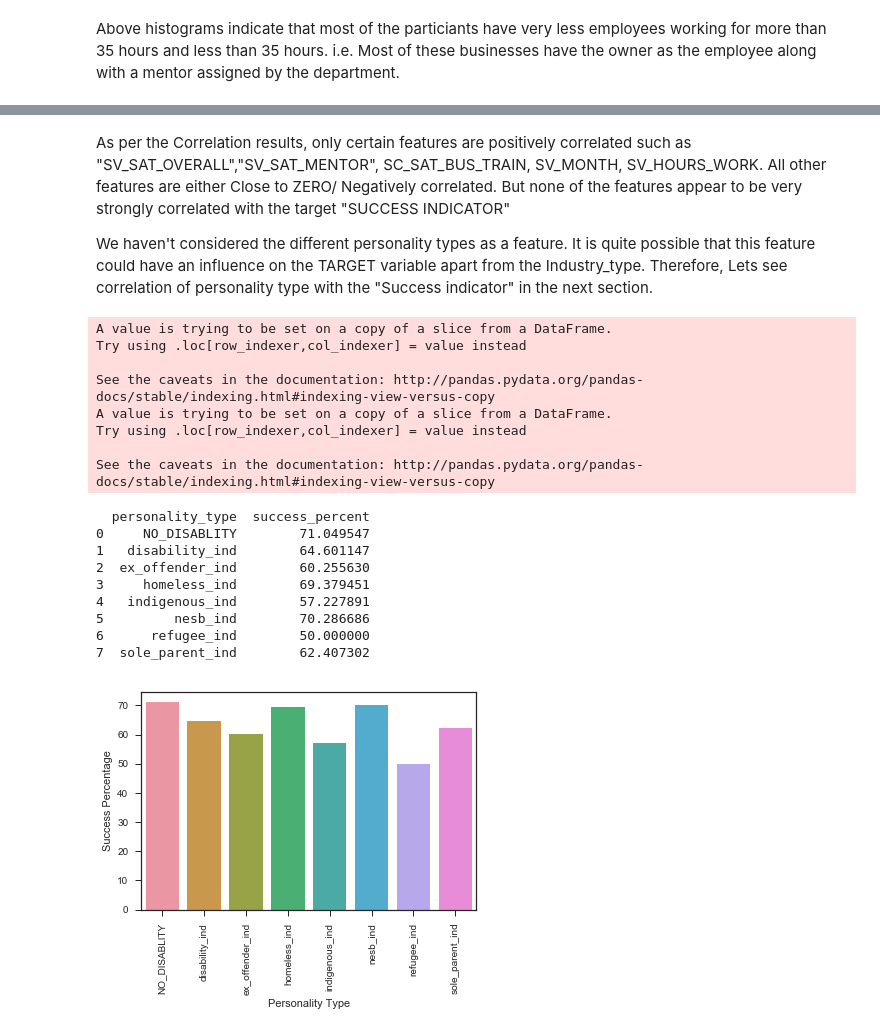
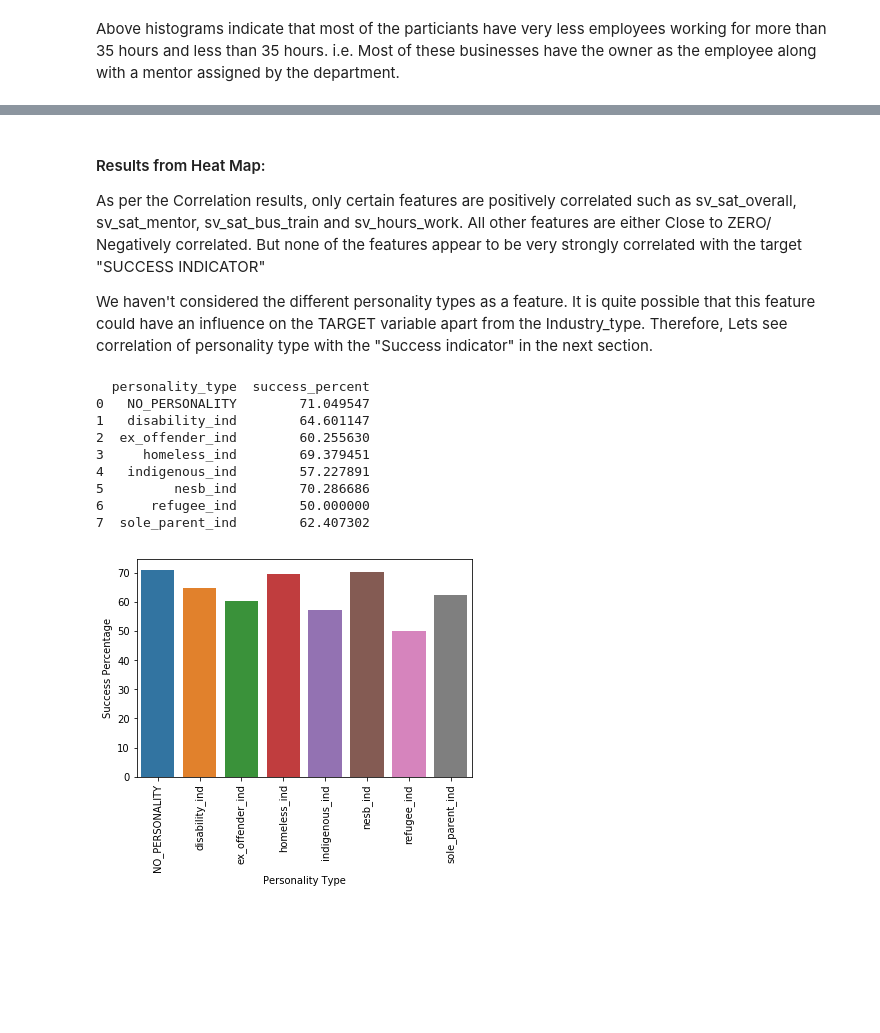
Before and after one commit to vsrajesh1/Capstone_Project_1, a Jupyter notebook: Capstone1_DataWrangling.ipynb, the cells around one changed output, grey strips where cells are left out. Saved outputs shown, nothing was run; the diff lists cells and outputs as text; code cells hidden in the pictures; blank space fills up the shorter version.

```diff
--- a/Capstone1_DataWrangling.ipynb
+++ b/Capstone1_DataWrangling.ipynb
@@ -264,7 +308,7 @@ def convert_successful(x):
     if "Y" in x:
         return 1
     elif "N" in x:
-        return 1
+        return 0
     else: return 0
 
 # Some of the columns store text/ Business IDs and they dont make much sense. Therefore, consider numerical columns.
@@ -275,10 +319,8 @@ main_model = main_df[['state','metro','age_group','gender_cd','industry_type',
 # Some of the features in the above dataframe above text/ descriptions and these can be converted to numerical equivalents.
 # for Instance, in "gender_cd", male can be represented as 1 and female can be represented as 0
 main_model["success_indicator"] = main_model["successful"].apply(convert_successful)
-main_model["neis_allowance_ind"] = main_model["neis_allowance_ind"].apply(convert_gender) # function for "gender" can be applied here
+#main_model["neis_allowance_ind"] = main_model["neis_allowance_ind"].apply(convert_gender) # function for "gender" can be applied here
 main_model["gender_cd"] = main_model["gender_cd"].apply(convert_gender)
-
-main_model.describe()
 # %% [output]
 A value is trying to be set on a copy of a slice from a DataFrame.
 Try using .loc[row_indexer,col_indexer] = value instead
@@ -304,5 +333,10 @@ See the caveats in the documentation: http://pandas.pydata.org/pandas-docs/stabl
 # %%
+import seaborn as sns
 # Finding the positive/negative correlation between the different features and the success indicators
+main_model = main_model.fillna(0)
 corr_matrix = main_model.corr()
-corr_matrix["success_indicator"].sort_values(ascending=False)
+print(corr_matrix["success_indicator"].sort_values(ascending=False))
+f, ax = plt.subplots(figsize=(10, 8))
+sns.heatmap(corr_matrix, mask=np.zeros_like(corr_matrix, dtype=np.bool), cmap=sns.diverging_palette(220, 10, as_cmap=True),
+            square=True, ax=ax)
 # %% [output]
@@ -319,6 +354,7 @@ Name: success_indicator, dtype: float64
 # %% [markdown]
+#### Results from Heat Map:
 As per the Correlation results, only certain features are positively correlated such
-as "SV_SAT_OVERALL","SV_SAT_MENTOR", SC_SAT_BUS_TRAIN, SV_MONTH, SV_HOURS_WORK.
+as sv_sat_overall, sv_sat_mentor, sv_sat_bus_train and sv_hours_work.
 All other features are either Close to ZERO/ Negatively correlated.
 But none of the features appear to be very strongly correlated with the target "SUCCESS INDICATOR"
 
@@ -340,52 +376,44 @@ def identify_personality(x):
         return "refugee_ind"
     elif x['disability_ind'] == 'Y':
         return "disability_ind"
     elif x['homeless_ind'] == 'Y':
         return "homeless_ind"
     elif x['sole_parent_ind'] == 'Y':
         return "sole_parent_ind"
     else:
-        return "NO_DISABLITY"
+        return "NO_PERSONALITY"
 
 
 #we need to find the "Success percentage per community/personality type" and check whether this correlates
 # with our target.
 main_model['personality_type'] = main_df.apply(lambda row: identify_personality(row),axis=1)
-main_model["success_indicator"] = main_df["successful"].apply(convert_success)
+main_model["success_indicator"] = main_df["successful"].apply(convert_successful)
 
 # Aggregate the count of "Successes/personality types"
 #personality_df = main_model.groupby(['personality_type','successful'], as_index=False).agg({"success_indicator": "sum"})
 
 # Calculate the "success percent per industry type"
 personality_df = main_model.groupby(['personality_type'])['success_indicator'].agg(
                              [('success_percent', lambda success_indicator: 100* ((success_indicator > 0).sum()) / len(success_indicator))])
 personality_df.reset_index(inplace=True)
 print(personality_df.head(20))
 
 sns.barplot(x="personality_type", y="success_percent", data=personality_df);
 plt.xticks(rotation=90)
 # Label axes
 plt.ylabel('Success Percentage')
 plt.xlabel('Personality Type')
 plt.show()
 # %% [output]
-A value is trying to be set on a copy of a slice from a DataFrame.
-Try using .loc[row_indexer,col_indexer] = value instead
-
-See the caveats in the documentation: http://pandas.pydata.org/pandas-docs/stable/indexing.html#indexing-view-versus-copy
-A value is trying to be set on a copy of a slice from a DataFrame.
-Try using .loc[row_indexer,col_indexer] = value instead
-
-See the caveats in the documentation: http://pandas.pydata.org/pandas-docs/stable/indexing.html#indexing-view-versus-copy
+  personality_type  success_percent
+0   NO_PERSONALITY        71.049547
+1   disability_ind        64.601147
+2  ex_offender_ind        60.255630
+3     homeless_ind        69.379451
+4   indigenous_ind        57.227891
+5         nesb_ind        70.286686
+6      refugee_ind        50.000000
+7  sole_parent_ind        62.407302
-  personality_type  success_percent
-0     NO_DISABLITY        71.049547
-1   disability_ind        64.601147
-2  ex_offender_ind        60.255630
-3     homeless_ind        69.379451
-4   indigenous_ind        57.227891
-5         nesb_ind        70.286686
-6      refugee_ind        50.000000
-7  sole_parent_ind        62.407302
-[figure, old version]
+[figure, new version]
 # %% [markdown]
 From the above bar chart, it can be understood that:
```
Also changed, not shown: parts of 25 cells of this notebook.
